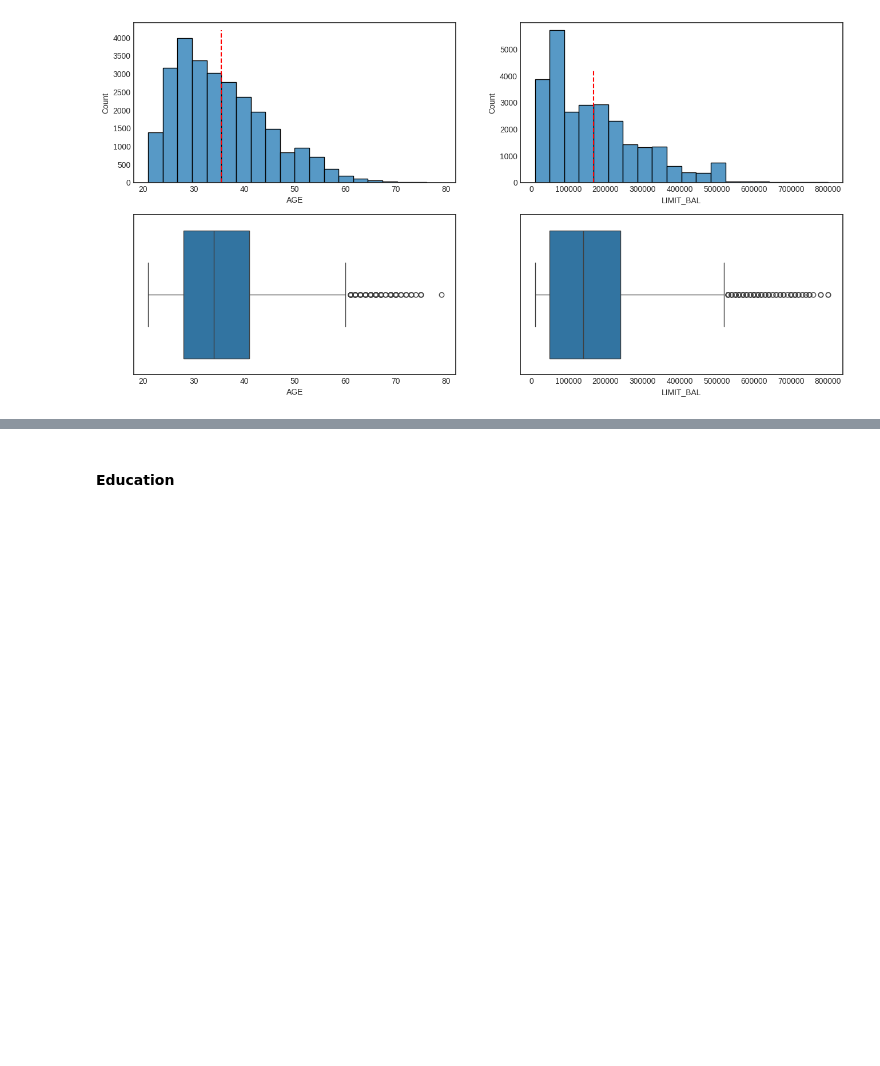
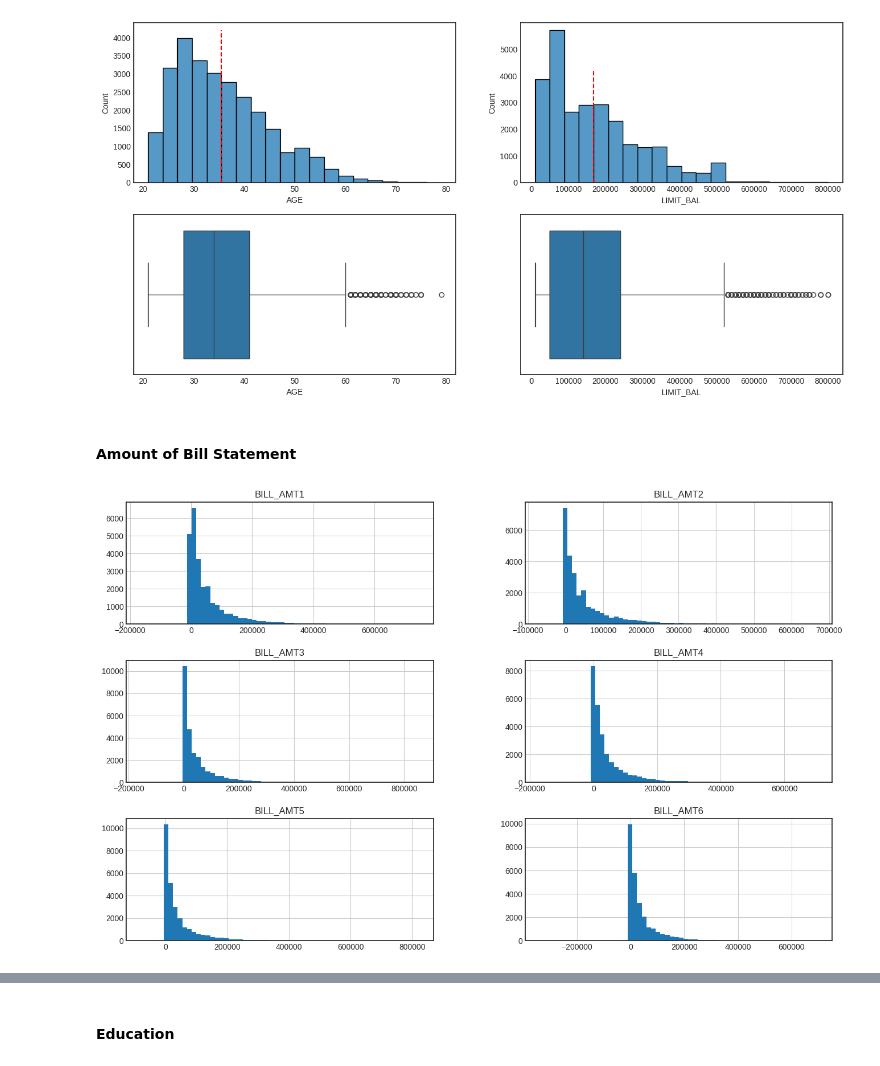
Before and after one commit to ezequielpf/default_of_credit_card, a Jupyter notebook: notebooks/default_of_credit_card.ipynb, the cells around one changed output, grey strips where cells are left out. Drawn from its saved outputs; the diff is of its cells as text; code cells hidden in the pictures; blank space fills up the shorter version.

```diff
--- a/notebooks/default_of_credit_card.ipynb
+++ b/notebooks/default_of_credit_card.ipynb
@@ -241,3 +250,9 @@ ax[0][1].vlines(x=df1_clean['LIMIT_BAL'].mean(), ymin=0, ymax=4200, linestyles='
 # %% [output]
 <matplotlib.collections.LineCollection at 0x...>
 [figure]
+# %% [markdown]
+#### Amount of Bill Statement
+# %%
+df1_clean[['BILL_AMT1', 'BILL_AMT2','BILL_AMT3', 'BILL_AMT4', 'BILL_AMT5', 'BILL_AMT6']].hist(bins=60, figsize=(16,10));
+# %% [output]
+[figure, added]
```
Also changed, not shown: parts of 29 cells of this notebook, 2 other files.
